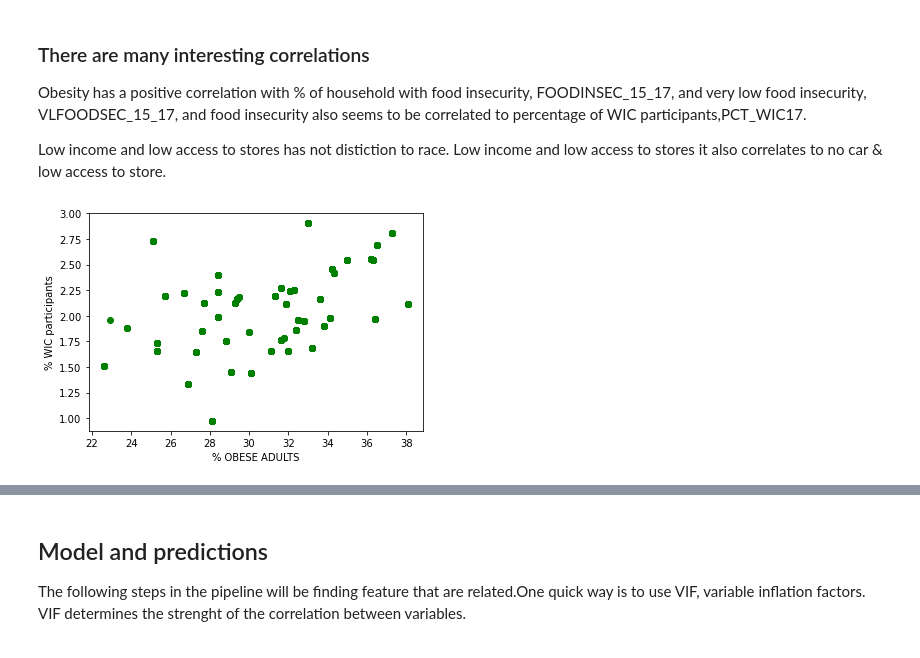
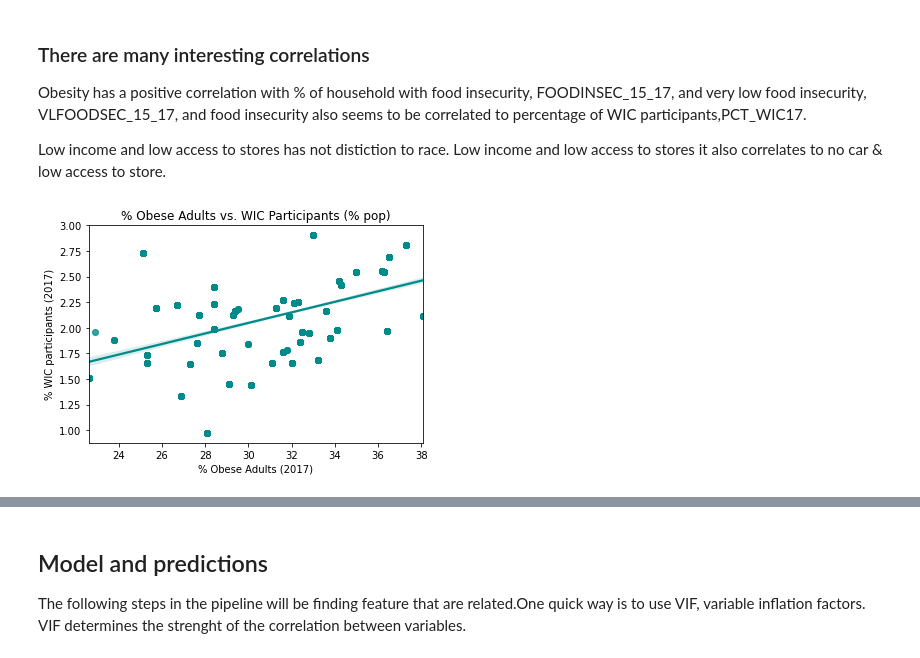
Before and after one commit to MPdeM/food_access, a Jupyter notebook: food_access.ipynb, the cells around one changed output, grey strips where cells are left out. Drawn from its saved outputs; the diff is of its cells as text; code cells hidden in the pictures.

```diff
--- a/food_access.ipynb
+++ b/food_access.ipynb
@@ -373,14 +519,12 @@ Low income and low access to stores has not distiction to race. Low income and l
 # %%
 # If we look at markers of diabetes and obesity both have a positive association
 # with food insecurity and the precense of programs like WIC
-# Generate a scatter plot of year versus violent crime rate
 
-x = df.iloc[:,3]
-y = df.iloc[:,47]
-plt.scatter(x,y, color='green' )
-plt.xlabel('% OBESE ADULTS')
-plt.ylabel('% WIC participants')
+fig = plt.figure(figsize=(6, 4))
+ax= sns.regplot(df['PCT_OBESE_ADULTS17'], df['PCT_WIC17'], color='darkcyan')
+ax.set(title ='% Obese Adults vs. WIC Participants (% pop)',
+       xlabel ='% Obese Adults (2017)', ylabel ='% WIC participants (2017)' )
 
 plt.show()
 # %% [output]
-[figure, old version]
+[figure, new version]
```
Also changed, not shown: parts of 51 cells of this notebook, 4 other files.
